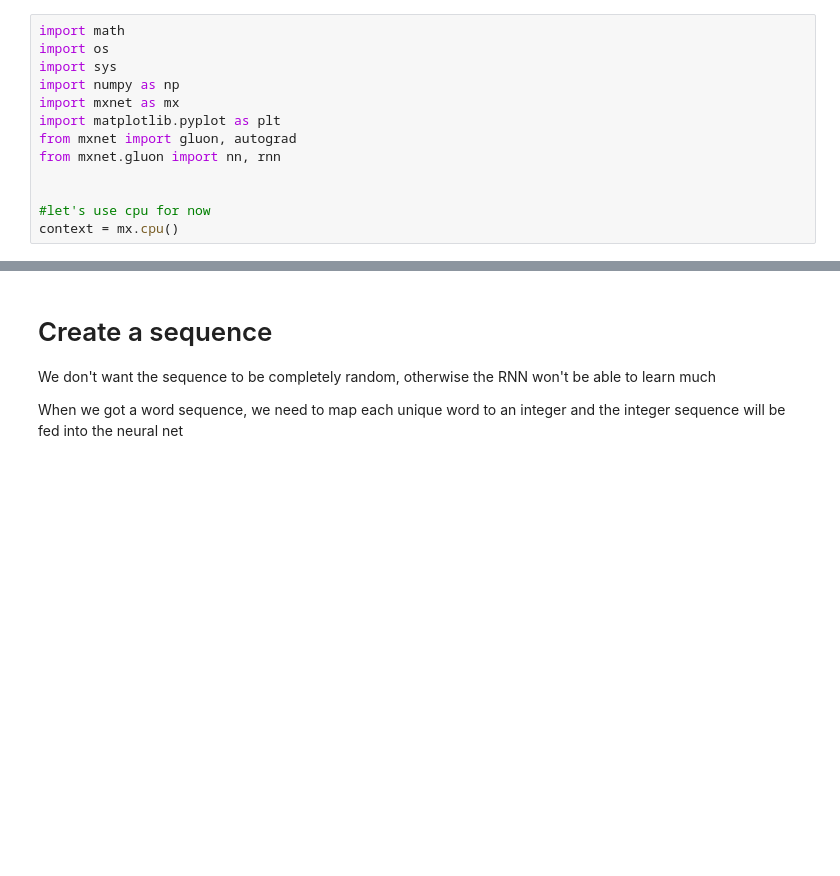
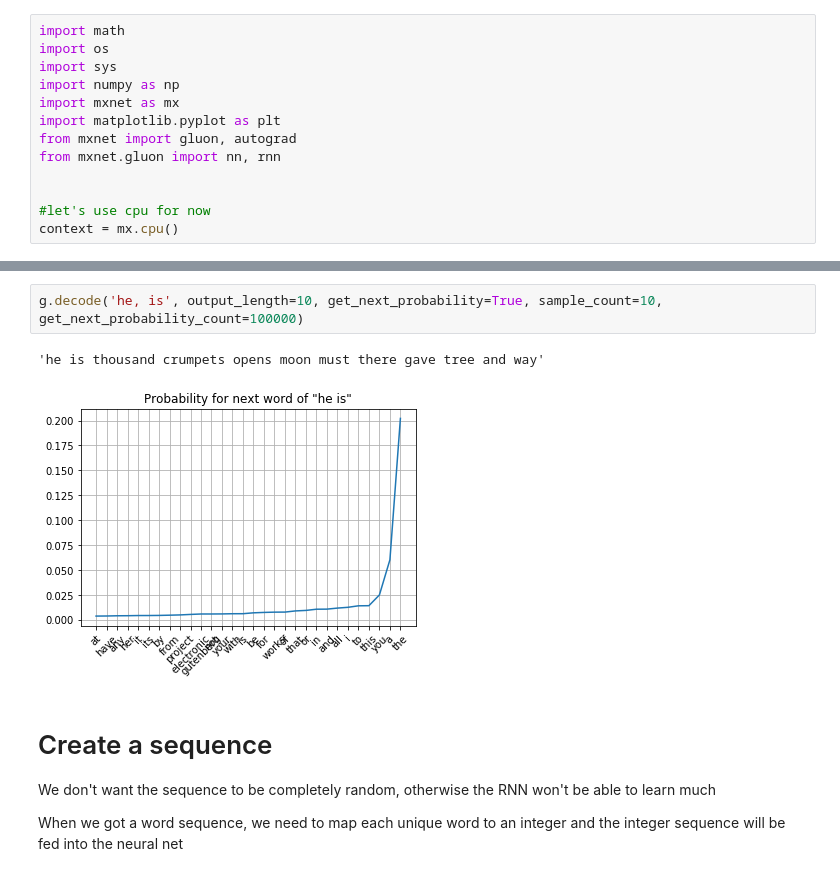
Before and after one commit to neillytan/NLP-Project, a Jupyter notebook: demo.ipynb, the cells around one changed output, grey strips where cells are left out. Saved outputs shown, nothing was run; the diff lists cells and outputs as text; blank space fills up the shorter version.

```diff
--- a/demo.ipynb
+++ b/demo.ipynb
@@ -19,3 +25,8 @@ from NLP.src.pre_processing import pre_process
+# %%
+g.decode('he, is', output_length=10, get_next_probability=True, sample_count=10, get_next_probability_count=100000)
+# %% [output]
+'he is thousand crumpets opens moon must there gave tree and way'
+[figure, added]
 # %% [markdown]
 # Create a sequence
 We don't want the sequence to be completely random, otherwise the RNN won't be able to learn much
```
Also changed, not shown: parts of 21 cells of this notebook, 8 other files.
